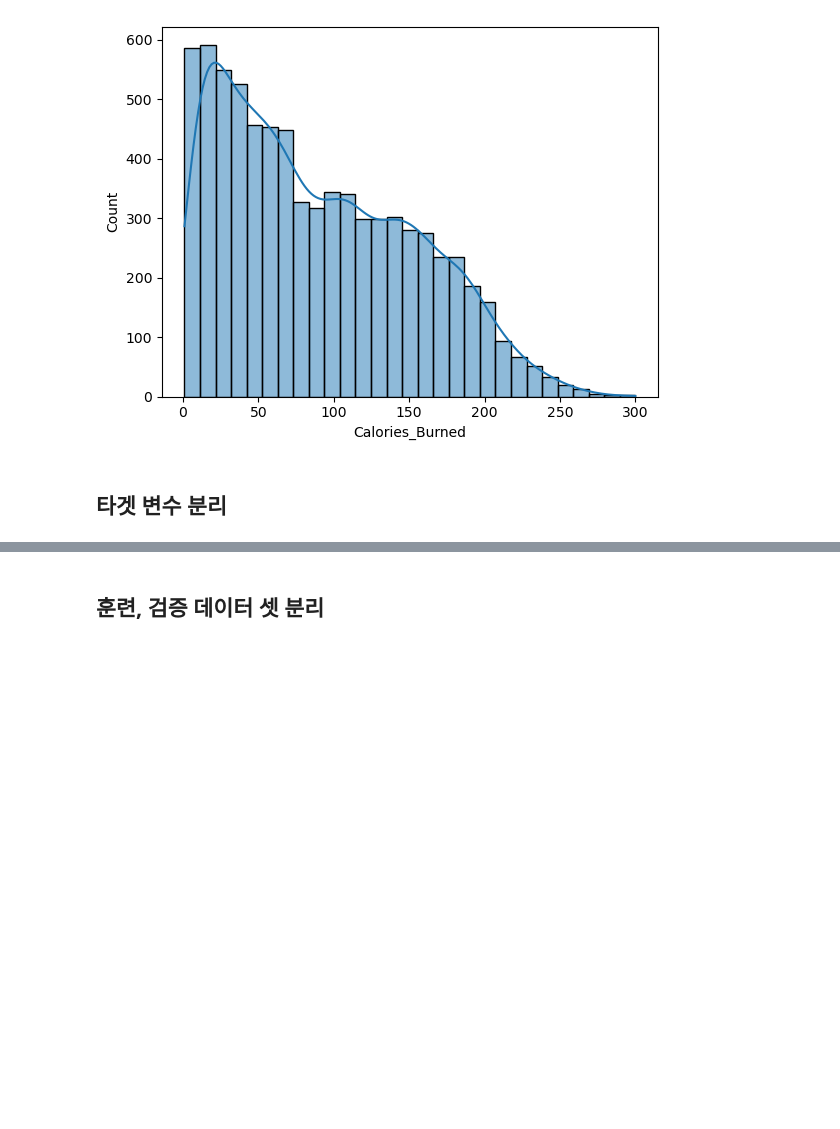
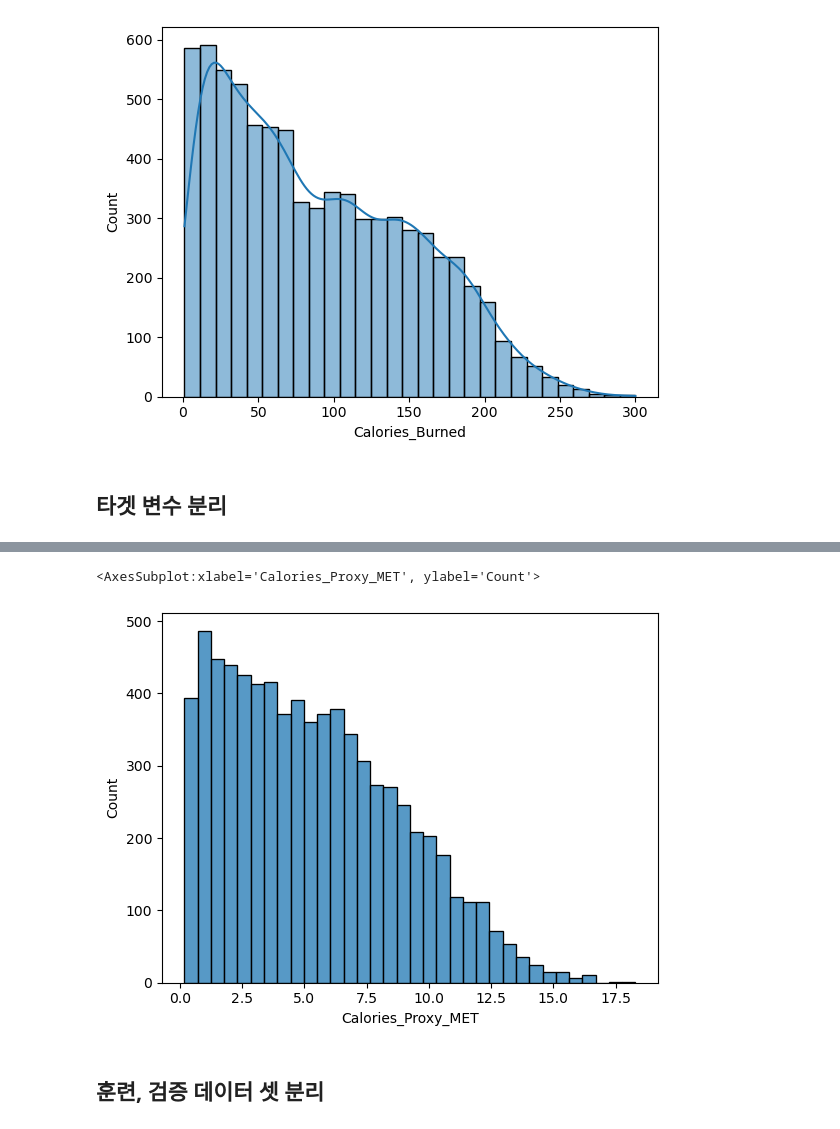
Before and after one commit to shoon95/ML-DL_competition, a Jupyter notebook: Dacon_Calorie Consumption AI Prediction/Untitled.ipynb, the cells around one changed output, grey strips where cells are left out. Drawn from its saved outputs; the diff is of its cells as text; code cells hidden in the pictures; blank space fills up the shorter version.

```diff
--- a/Dacon_Calorie Consumption AI Prediction/Untitled.ipynb
+++ b/Dacon_Calorie Consumption AI Prediction/Untitled.ipynb
@@ -161,0 +179,23 @@ y = train[['Calories_Burned']]
+# %%
+def process_activity_factor(x):
+    if x < 0.4: return 'Sedentary'
+    elif x < 0.6: return 'Light Exercise'
+    elif x < 0.8: return 'Moderate Exercise'
+    else: return 'Heavy Exercise'
+# %%
+X['Activity_Factor'] = X['Exercise_Intensity'].apply(process_activity_factor)
+X_test['Activity_Factor'] = X_test['Exercise_Intensity'].apply(process_activity_factor)
+# %%
+def process_Calories_Proxy_AF(x):
+    if x == 'Sedentary': return 1.2
+    elif x == 'Light Exercise': return 1.375
+    elif x == 'Moderate Exercise': return 1.55
+    else: return 1.725
+# %%
+X['Calories_Proxy_AF'] = X['BMR'] * X['Activity_Factor'].apply(process_Calories_Proxy_AF) / 1440
+X_test['Calories_Proxy_AF'] = X_test['BMR'] * X_test['Activity_Factor'].apply(process_Calories_Proxy_AF) / 1440
+# %%
+sns.histplot(X['Calories_Proxy_MET'])
+# %% [output]
+<AxesSubplot:xlabel='Calories_Proxy_MET', ylabel='Count'>
+[figure, added]
```
Also changed, not shown: parts of 32 cells of this notebook.
